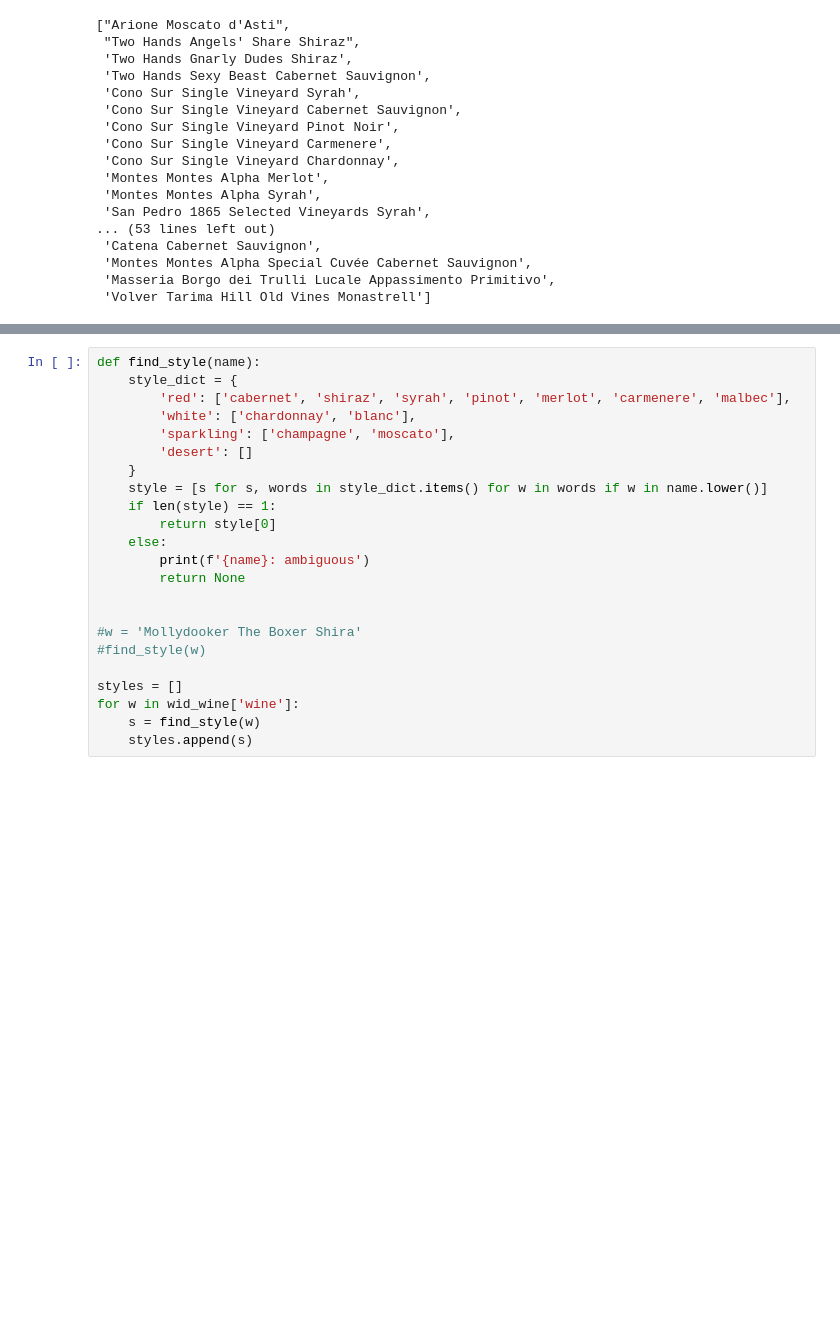
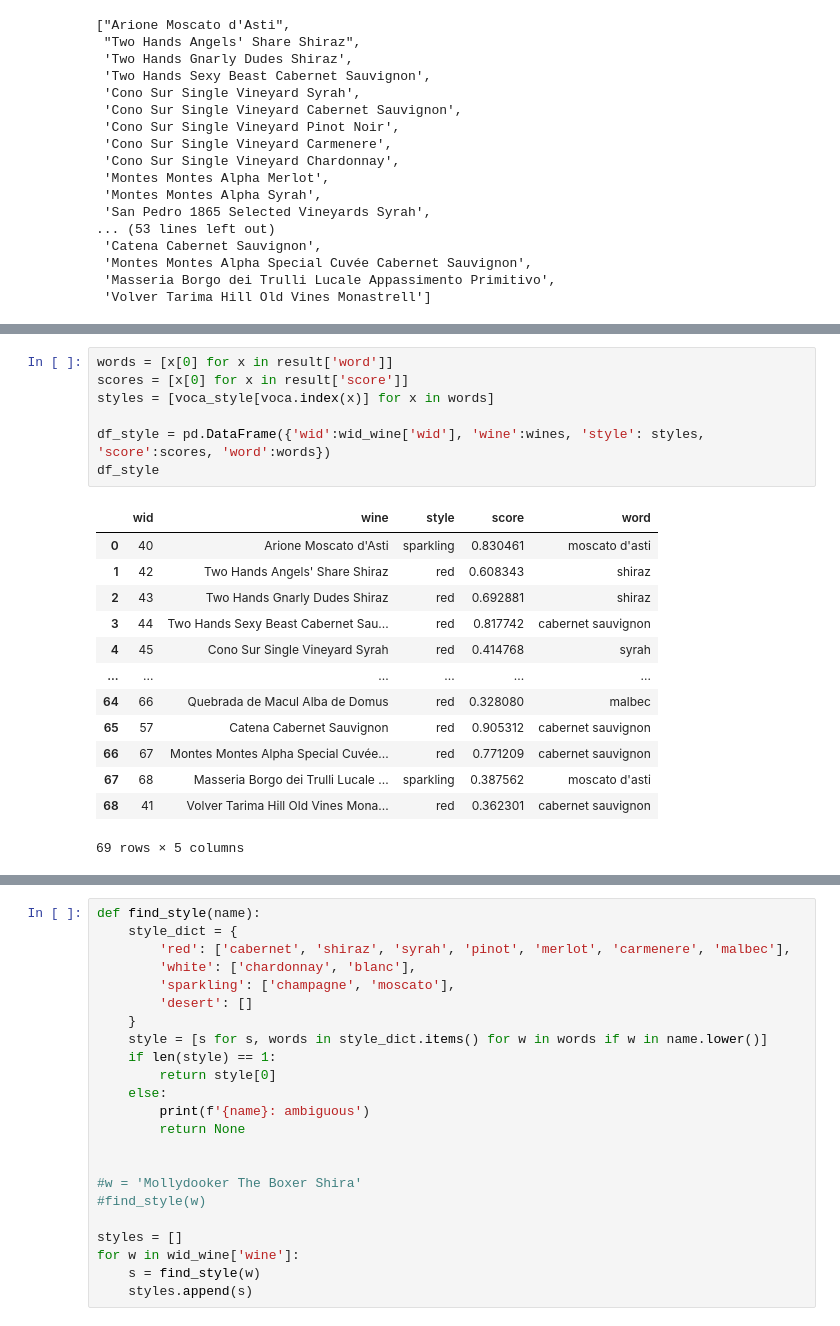
Before and after one commit to lbk209/topic_modeling, a Jupyter notebook: vivino_community_reviews.ipynb, the cells around one changed output, grey strips where cells are left out. Saved outputs shown, nothing was run; the diff lists cells and outputs as text; blank space fills up the shorter version.

```diff
--- a/vivino_community_reviews.ipynb
+++ b/vivino_community_reviews.ipynb
@@ -838,0 +623,21 @@ NameError: name 'SemanticSearch' is not defined
+# %%
+words = [x[0] for x in result['word']]
+scores = [x[0] for x in result['score']]
+styles = [voca_style[voca.index(x)] for x in words]
+
+df_style = pd.DataFrame({'wid':wid_wine['wid'], 'wine':wines, 'style': styles, 'score':scores, 'word':words})
+df_style
+# %% [output]
+|  | wid | wine | style | score | word |
+| 0 | 40 | Arione Moscato d'Asti | sparkling | 0.830461 | moscato d'asti |
+| 1 | 42 | Two Hands Angels' Share Shiraz | red | 0.608343 | shiraz |
+| 2 | 43 | Two Hands Gnarly Dudes Shiraz | red | 0.692881 | shiraz |
+| 3 | 44 | Two Hands Sexy Beast Cabernet Sau... | red | 0.817742 | cabernet sauvignon |
+| 4 | 45 | Cono Sur Single Vineyard Syrah | red | 0.414768 | syrah |
+| ... | ... | ... | ... | ... | ... |
+| 64 | 66 | Quebrada de Macul Alba de Domus | red | 0.328080 | malbec |
+| 65 | 57 | Catena Cabernet Sauvignon | red | 0.905312 | cabernet sauvignon |
+| 66 | 67 | Montes Montes Alpha Special Cuvée... | red | 0.771209 | cabernet sauvignon |
+| 67 | 68 | Masseria Borgo dei Trulli Lucale ... | sparkling | 0.387562 | moscato d'asti |
+| 68 | 41 | Volver Tarima Hill Old Vines Mona... | red | 0.362301 | cabernet sauvignon |
+69 rows × 5 columns
```
Also changed, not shown: parts of 17 cells of this notebook, 1 other file.
